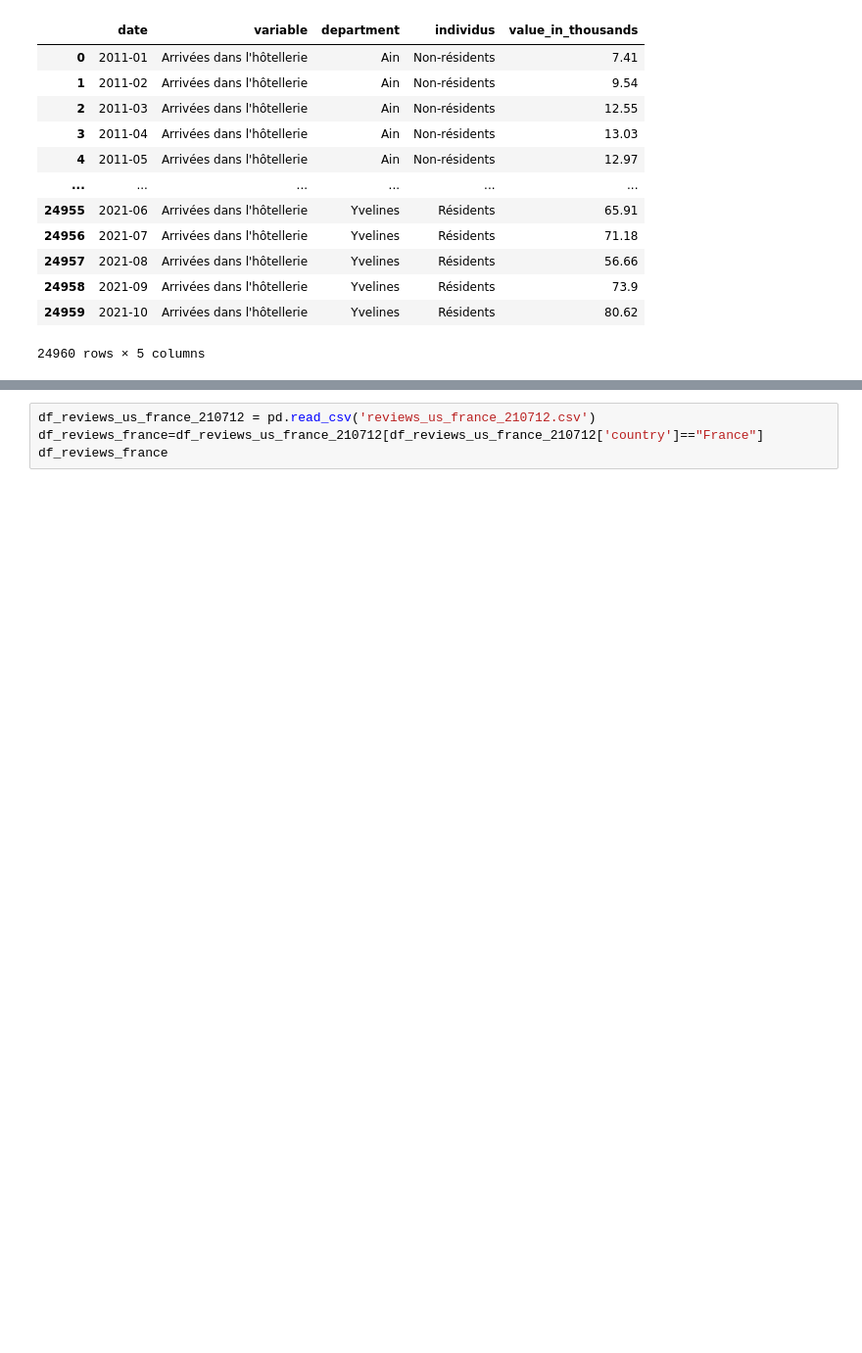
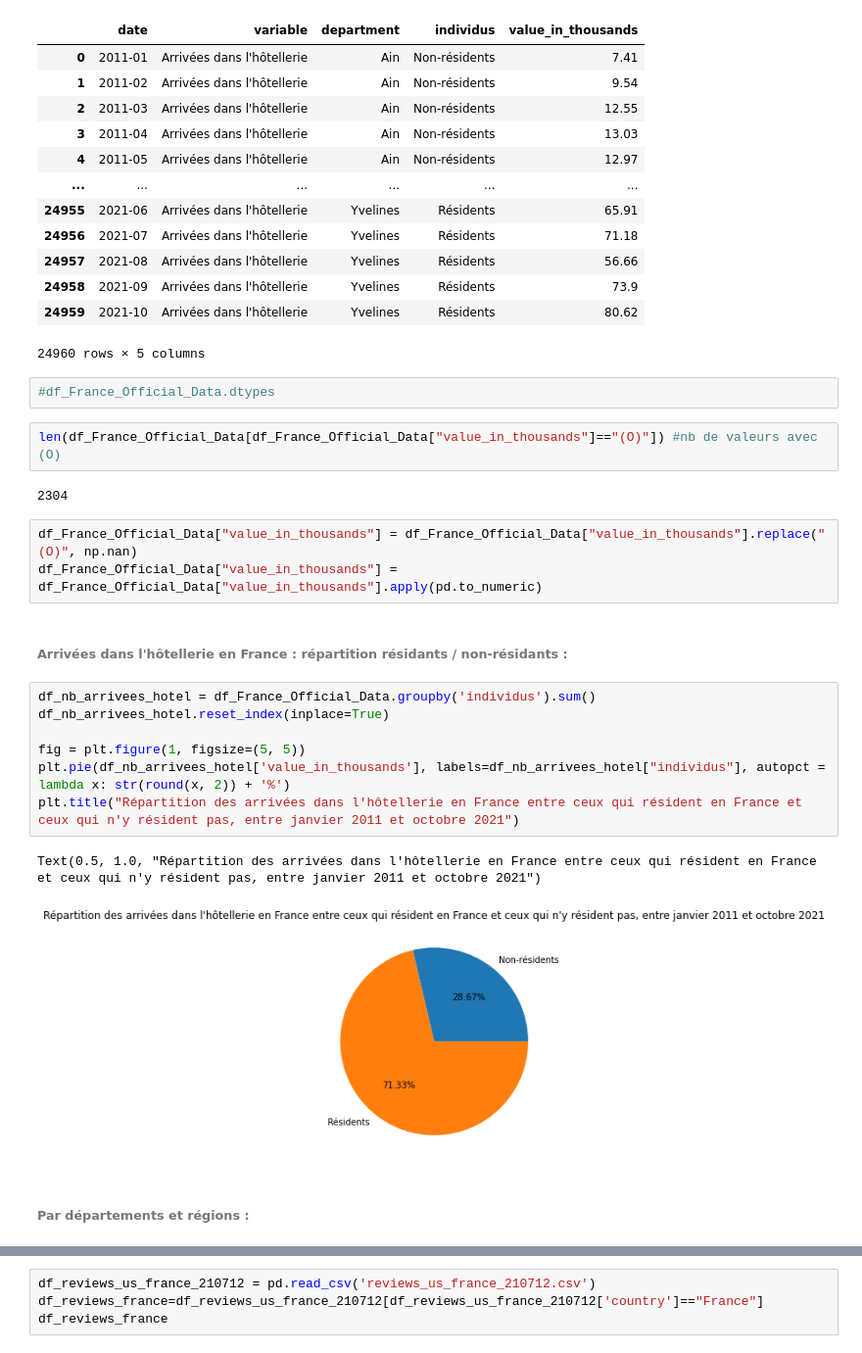
Before and after one commit to julienowack/stat_app, a Jupyter notebook: exploration des bdd.ipynb, the cells around one changed output, grey strips where cells are left out. Shown at 98% size. Cells and saved outputs as stored; diff of their text form; blank space fills up the shorter version.

Commit message:
stats desc arrivées dans l'hotellerie

```diff
--- a/exploration des bdd.ipynb
+++ b/exploration des bdd.ipynb
@@ -157,3 +178,26 @@ df_France_Official_Data
 | 24958 | 2021-09 | Arrivées dans l'hôtellerie | Yvelines | Résidents | 73.9 |
 | 24959 | 2021-10 | Arrivées dans l'hôtellerie | Yvelines | Résidents | 80.62 |
 24960 rows × 5 columns
+# %%
+#df_France_Official_Data.dtypes
+# %%
+len(df_France_Official_Data[df_France_Official_Data["value_in_thousands"]=="(O)"]) #nb de valeurs avec (O)
+# %% [output]
+2304
+# %%
+df_France_Official_Data["value_in_thousands"] = df_France_Official_Data["value_in_thousands"].replace("(O)", np.nan)
+df_France_Official_Data["value_in_thousands"] = df_France_Official_Data["value_in_thousands"].apply(pd.to_numeric)
+# %% [markdown]
+###### Arrivées dans l'hôtellerie en France : répartition résidants / non-résidants :
+# %%
+df_nb_arrivees_hotel = df_France_Official_Data.groupby('individus').sum()
+df_nb_arrivees_hotel.reset_index(inplace=True)
+
+fig = plt.figure(1, figsize=(5, 5))
+plt.pie(df_nb_arrivees_hotel['value_in_thousands'], labels=df_nb_arrivees_hotel["individus"], autopct = lambda x: str(round(x, 2)) + '%')
+plt.title("Répartition des arrivées dans l'hôtellerie en France entre ceux qui résident en France et ceux qui n'y résident pas, entre janvier 2011 et octobre 2021")
+# %% [output]
+Text(0.5, 1.0, "Répartition des arrivées dans l'hôtellerie en France entre ceux qui résident en France et ceux qui n'y résident pas, entre janvier 2011 et octobre 2021")
+[figure, added]
+# %% [markdown]
+###### Par départements et régions :
```
Also changed, not shown: parts of 20 cells of this notebook.
